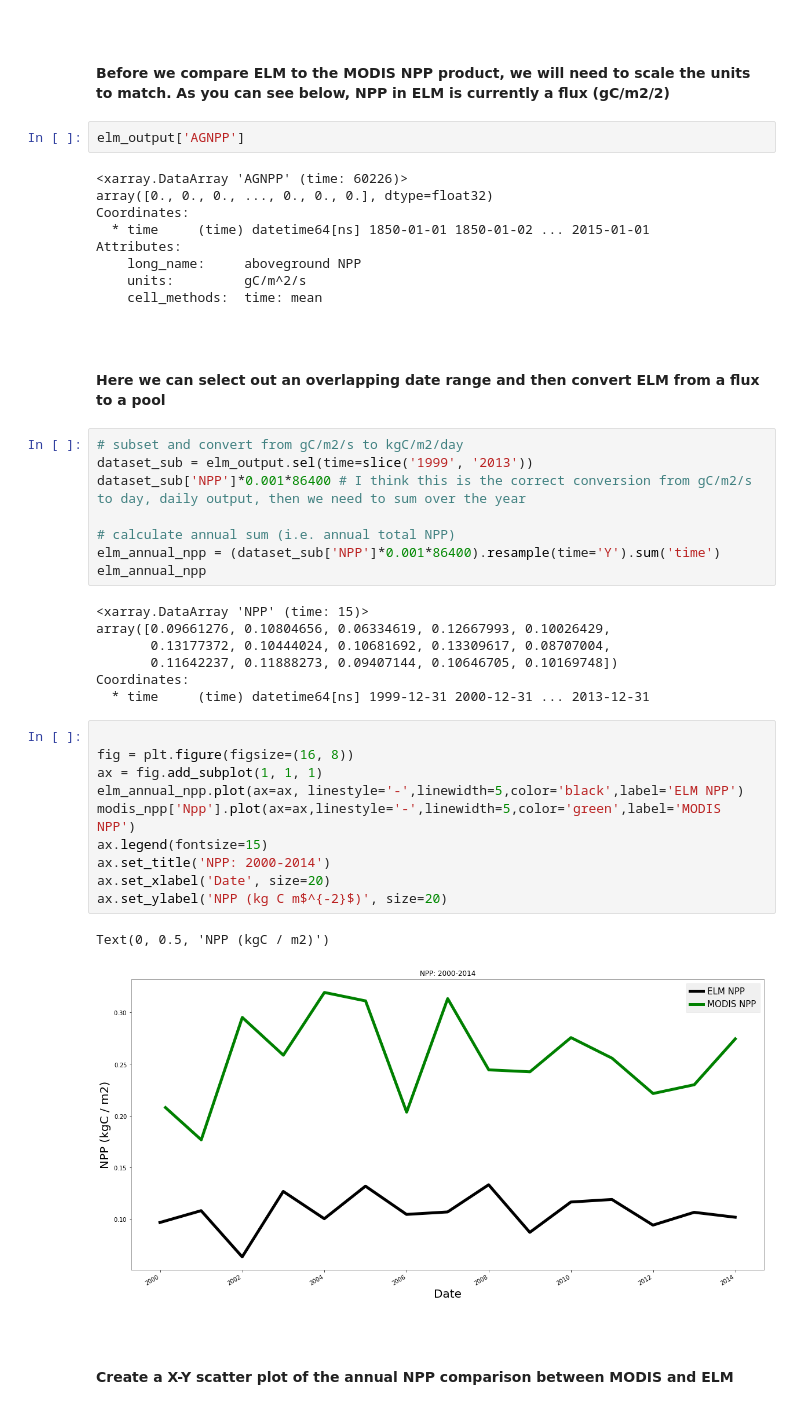
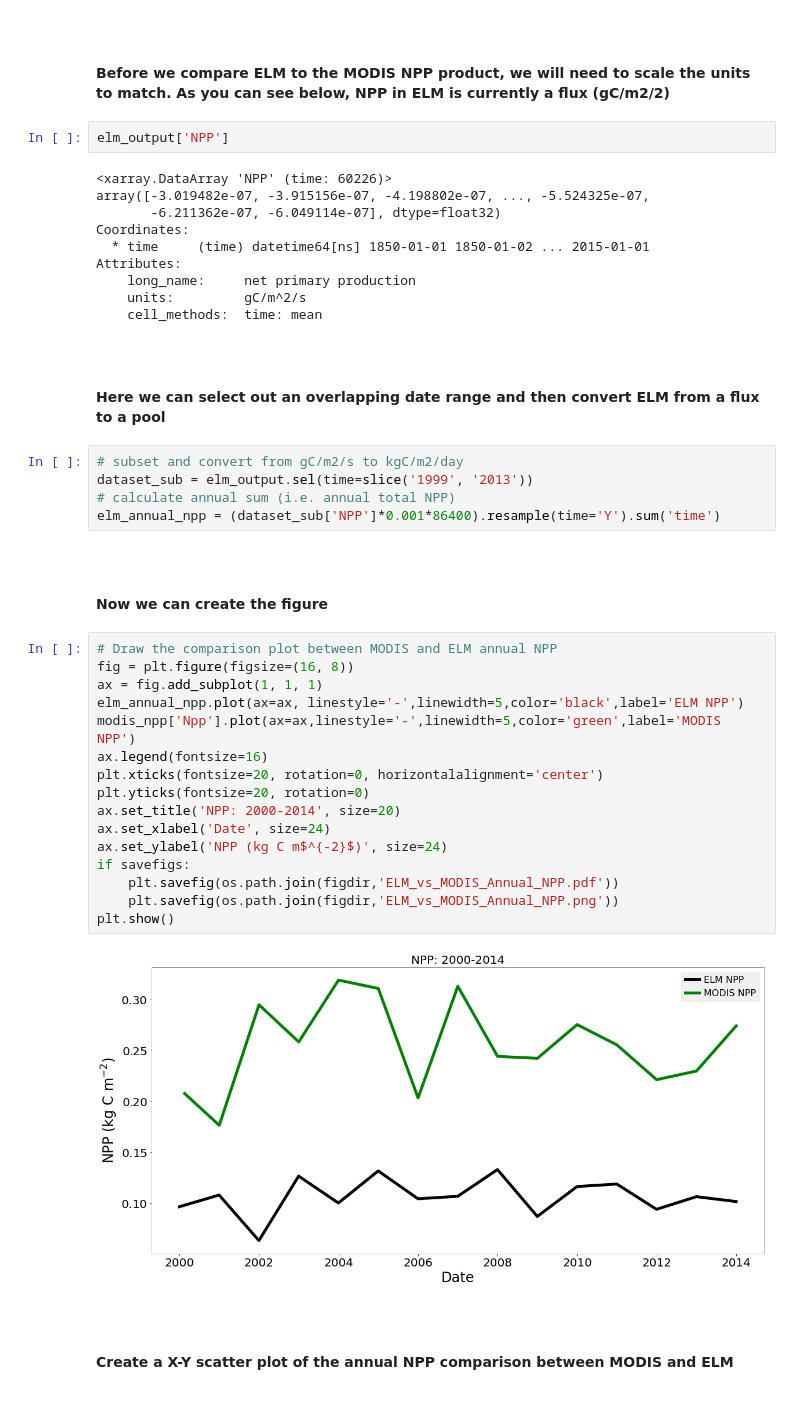
Before and after one commit to FASSt-simulation/fasst_simulation_tools, a Jupyter notebook: notebooks/ngeearctic/plot_ELM_vs_GEE_data.ipynb, the cells around one changed output. Cells and saved outputs as stored; diff of their text form.

```diff
--- a/notebooks/ngeearctic/plot_ELM_vs_GEE_data.ipynb
+++ b/notebooks/ngeearctic/plot_ELM_vs_GEE_data.ipynb
@@ -429,14 +454,15 @@ modis_npp = extract_time_series(latitude,longitude,start_date,end_date,product,b
 
 #### Before we compare ELM to the MODIS NPP product, we will need to scale the units to match. As you can see below, NPP in ELM is currently a flux (gC/m2/2)
 # %%
-elm_output['AGNPP']
+elm_output['NPP']
 # %% [output]
-<xarray.DataArray 'AGNPP' (time: 60226)>
-array([0., 0., 0., ..., 0., 0., 0.], dtype=float32)
+<xarray.DataArray 'NPP' (time: 60226)>
+array([-3.019482e-07, -3.915156e-07, -4.198802e-07, ..., -5.524325e-07,
+       -6.211362e-07, -6.049114e-07], dtype=float32)
 Coordinates:
   * time     (time) datetime64[ns] 1850-01-01 1850-01-02 ... 2015-01-01
 Attributes:
-    long_name:     aboveground NPP
+    long_name:     net primary production
     units:         gC/m^2/s
     cell_methods:  time: mean
 # %% [markdown]
@@ -446,31 +472,30 @@ Attributes:
 # %%
 # subset and convert from gC/m2/s to kgC/m2/day
 dataset_sub = elm_output.sel(time=slice('1999', '2013'))
-dataset_sub['NPP']*0.001*86400 # I think this is the correct conversion from gC/m2/s to day, daily output, then we need to sum over the year
-
 # calculate annual sum (i.e. annual total NPP)
 elm_annual_npp = (dataset_sub['NPP']*0.001*86400).resample(time='Y').sum('time')
-elm_annual_npp
-# %% [output]
-<xarray.DataArray 'NPP' (time: 15)>
-array([0.09661276, 0.10804656, 0.06334619, 0.12667993, 0.10026429,
-       0.13177372, 0.10444024, 0.10681692, 0.13309617, 0.08707004,
-       0.11642237, 0.11888273, 0.09407144, 0.10646705, 0.10169748])
-Coordinates:
-  * time     (time) datetime64[ns] 1999-12-31 2000-12-31 ... 2013-12-31
+# %% [markdown]
+<br>
+
+#### Now we can create the figure
 # %%
-
+# Draw the comparison plot between MODIS and ELM annual NPP
 fig = plt.figure(figsize=(16, 8))
 ax = fig.add_subplot(1, 1, 1)
 elm_annual_npp.plot(ax=ax, linestyle='-',linewidth=5,color='black',label='ELM NPP')
 modis_npp['Npp'].plot(ax=ax,linestyle='-',linewidth=5,color='green',label='MODIS NPP')
-ax.legend(fontsize=15)
-ax.set_title('NPP: 2000-2014')
-ax.set_xlabel('Date', size=20)
-ax.set_ylabel('NPP (kg C m$^{-2}$)', size=20)
+ax.legend(fontsize=16)
+plt.xticks(fontsize=20, rotation=0, horizontalalignment='center')
+plt.yticks(fontsize=20, rotation=0)
+ax.set_title('NPP: 2000-2014', size=20)
+ax.set_xlabel('Date', size=24)
+ax.set_ylabel('NPP (kg C m$^{-2}$)', size=24)
+if savefigs:
+    plt.savefig(os.path.join(figdir,'ELM_vs_MODIS_Annual_NPP.pdf'))
+    plt.savefig(os.path.join(figdir,'ELM_vs_MODIS_Annual_NPP.png'))
+plt.show()
 # %% [output]
-Text(0, 0.5, 'NPP (kgC / m2)')
-[figure, old version]
+[figure, new version]
 # %% [markdown]
 <br>
 
```
Also changed, not shown: parts of 18 cells of this notebook.
